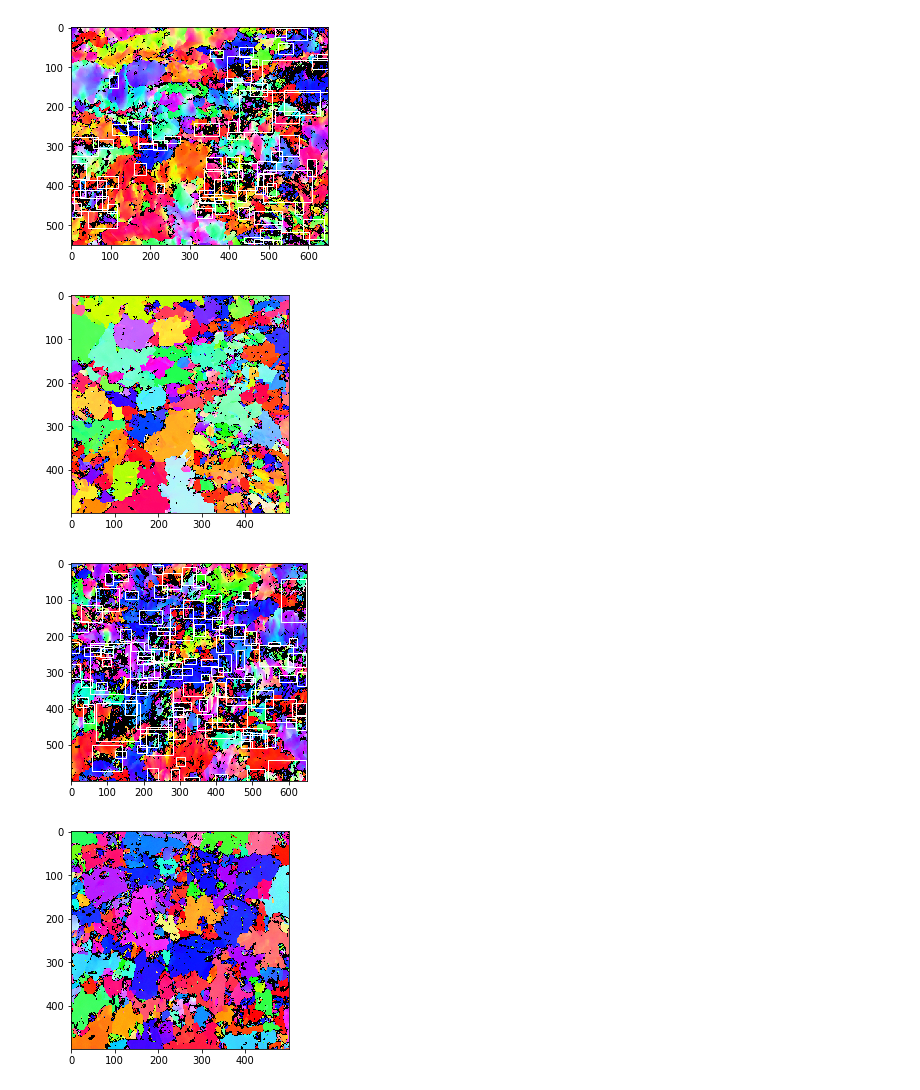
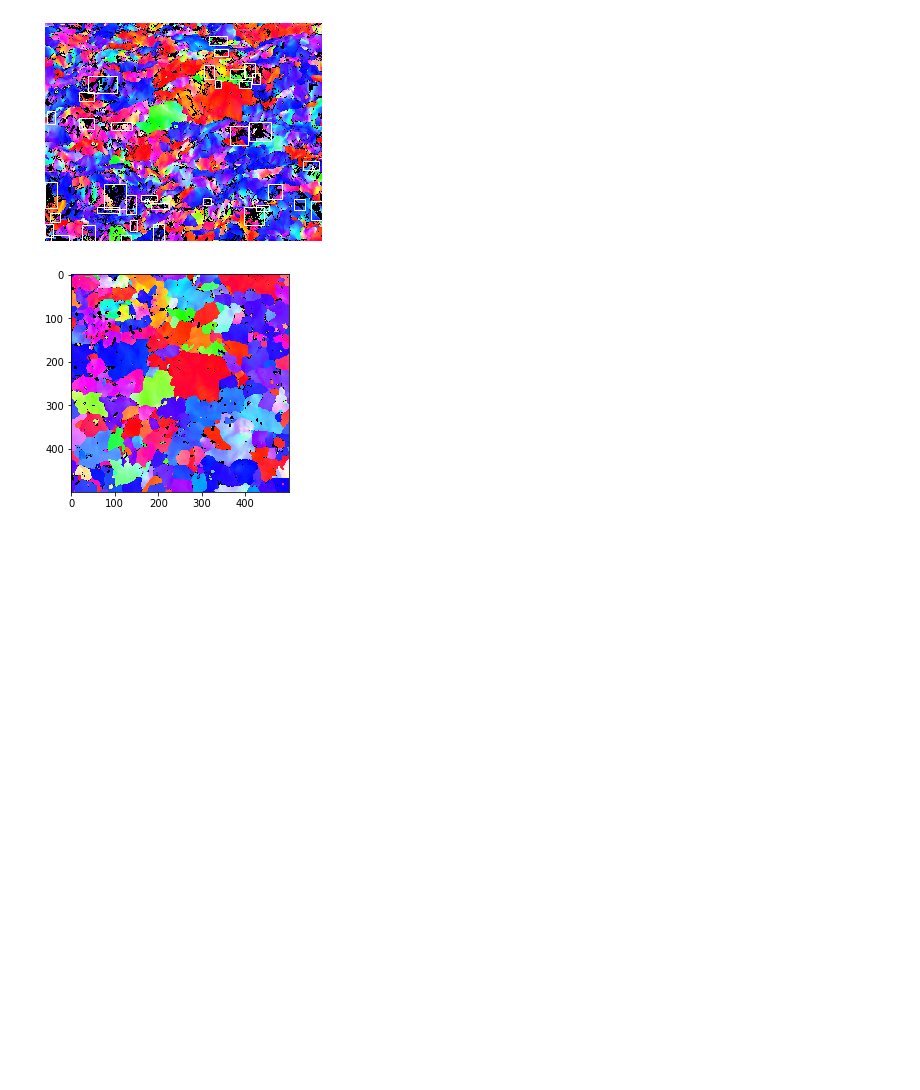
Before and after one commit to tsukiyashirokisaki/dp780, a Jupyter notebook: deform.ipynb, the cells around one changed output. Cells and saved outputs as stored; diff of their text form; code cells hidden in the pictures; blank space fills up the shorter version.

```diff
--- a/deform.ipynb
+++ b/deform.ipynb
@@ -112,40 +112,40 @@ def prepare_location(option):
         im = dataset.im[index]
         im_ = dataset.im_[index]
         fig,ax = plt.subplots(1)
-        ax.imshow(im_[:,:,6:])
+        ax.axis('off')
+        ax.imshow(im_[:,:,6:][...,[2,1,0]])
         corner_d = []
 #         corner_b = []
         # w0,h0,w,h
         for i in range(len(crack_rec)):
             top,bot,left,right = crack_rec[i]
 #             top = (top+bot)//2-25
 #             left = (left+right)//2-25
             try:
 #                 p,min_val=match(L2,im_[top:top+h,left:left+w],im,top,left)
 #                 if min_val<5000 and p[0]>0 and p[1]>0 and p[0]+h<im.shape[0] and p[1]+w<im.shape[1]:
                 rect = patches.Rectangle((left,top),right-left,bot-top,linewidth=1,edgecolor='w',facecolor='none')
                 ax.add_patch(rect)
                 corner_d.append([top,left])
                 corner_b.append(p)
             except:
                 pass
-        plt.savefig("output/{option}{index}d.png".format(option=option,index=index),dpi=600)
+        plt.savefig("output/{option}{index}d.png".format(option=option,index=index),dpi=600,bbox_inches='tight',pad_inches=0)
         plt.show()
         fig,ax = plt.subplots(1)
-        ax.imshow(dataset.im[index][:,:,6:])
-        plt.savefig("output/{option}{index}b.png".format(option=option,index=index),dpi=600)
+        ax.imshow(dataset.im[index][:,:,6:][...,[2,1,0]])
+        cv2.imwrite("output/{option}{index}b.png".format(option=option,index=index),255*dataset.im[index][:,:,6:])
+#         plt.savefig("output/{option}{index}b.png".format(option=option,index=index),dpi=600)
         # w0,h0,w,h
 #         for i in range(len(corner_b)):
 #             top,left = corner_b[i]
 #             rect = patches.Rectangle((left,top),50,50,linewidth=1,edgecolor='w',facecolor='none')
 #             ax.add_patch(rect)
 #         plt.savefig("output/{option}{index}b.png".format(option=option,index=index),dpi=600)
 #         plt.show()
 #         np.save("output/{option}_corner_{index}.npy".format(option=option,index=index),[corner_b,corner_d])
-prepare_location("test")
+prepare_location("590")
 # prepare_location("test")
 # %% [output]
-[figure, old version]
+[figure, new version]
-[figure, old version]
+[figure, new version]
-[figure, removed]
-[figure, removed]
```
Also changed, not shown: 5 other files.
